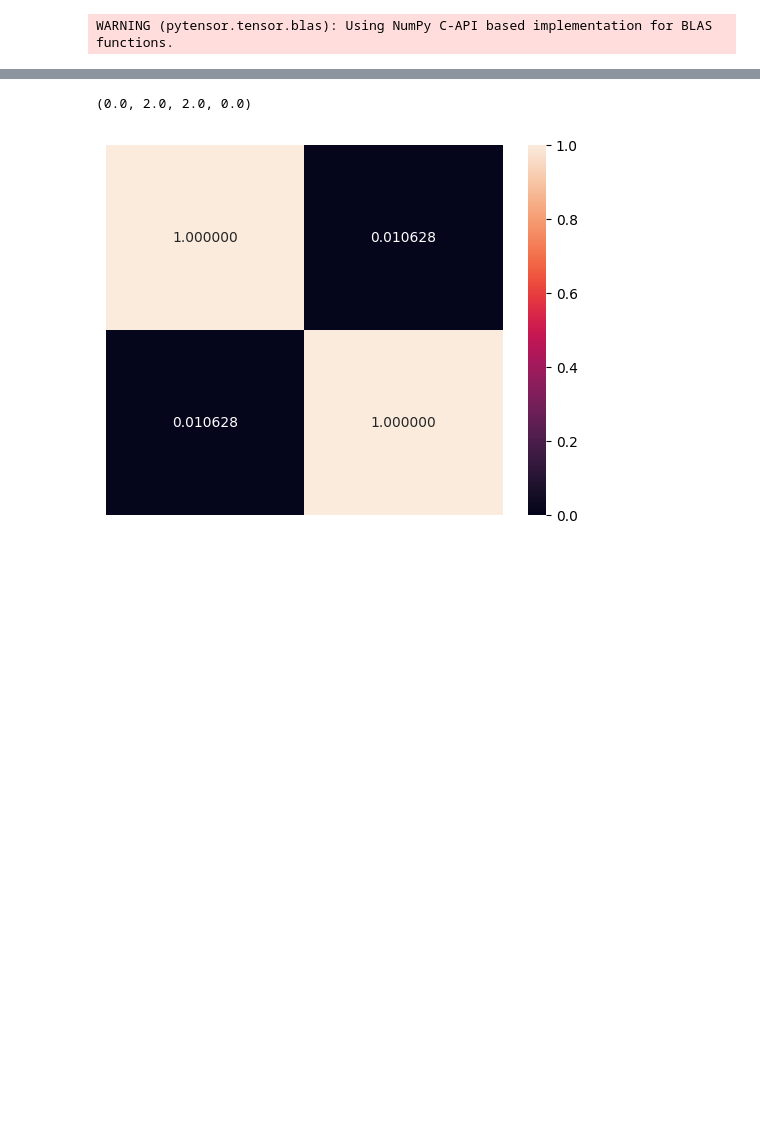
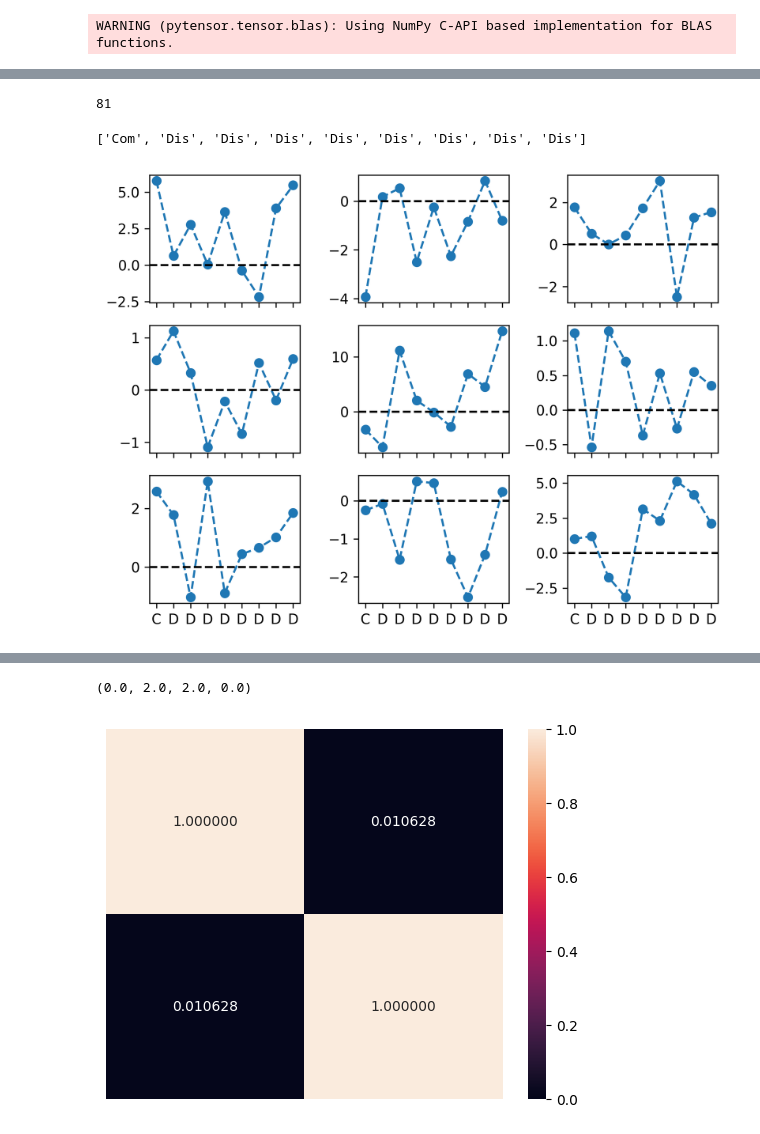
Before and after one commit to suhasshrinivasan/probabilistic-center-surround, a Jupyter notebook: experiments/exc_driven_model/hierarchical_exc_model.ipynb, the cells around one changed output, grey strips where cells are left out. Cells and saved outputs as stored; diff of their text form; code cells hidden in the pictures; blank space fills up the shorter version.

```diff
--- a/experiments/exc_driven_model/hierarchical_exc_model.ipynb
+++ b/experiments/exc_driven_model/hierarchical_exc_model.ipynb
@@ -39,0 +101,20 @@ vmax = np.max(exc_images)
+# %%
+len(all_stimuli)
+# %% [output]
+81
+# %%
+["Com"] + ["Dis"] * 8
+# %% [output]
+['Com', 'Dis', 'Dis', 'Dis', 'Dis', 'Dis', 'Dis', 'Dis', 'Dis']
+# %%
+fig, axs = plt.subplots(dpi=300, nrows=3, ncols=3, sharex=True, tight_layout=True)
+for means, ax in zip(all_center_x_perc_change_means, axs.flatten()):
+    ax.plot(means, "--o")
+    # draw a horizontal line at 0
+    ax.axhline(y=0, color="black", linestyle="--")
+    ax.set_xticks(range(0, 9))
+    ax.set_xticklabels(["C"] + ["D"] * 8)
+    # ax.set_xticklabels(["Com"] + ["Dis"] * 8)
+    # ax.set_xticklabels(range(9))
+# %% [output]
+[figure, added]
```
Also changed, not shown: parts of 36 cells of this notebook, 15 other files.
